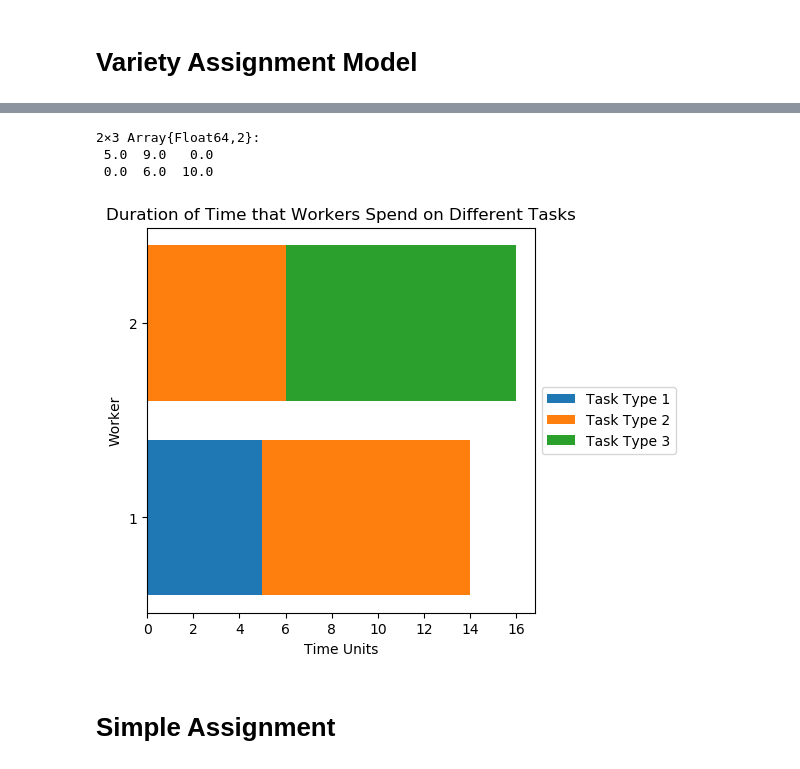
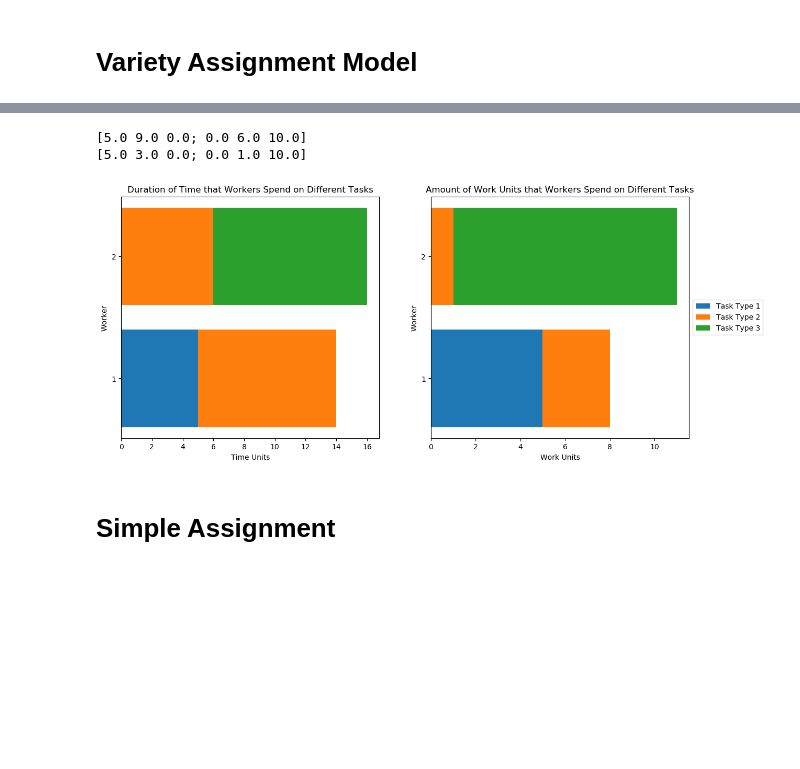
Before and after one commit to erinzm/ece524project, a Jupyter notebook: Bar graph visualization.ipynb, the cells around one changed output, grey strips where cells are left out. Drawn from its saved outputs; the diff is of its cells as text; code cells hidden in the pictures; blank space fills up the shorter version.

```diff
--- a/Bar graph visualization.ipynb
+++ b/Bar graph visualization.ipynb
@@ -172,26 +149,32 @@ Best objective 1.700000000000e+01, best bound 1.700000000000e+01, gap 0.0000%
 17.0
 # %%
 schedule = getvalue(z)
+start_time = getvalue(x)
 
 # task_dur is a matrix where the rows represent workers and columns represent the total time spent working
 # on a particular task type
 task_dur = zeros(size(W, 1), v)
 
+# task_amt is a matrix where the rows represent workers and columns represent task types. Each entry is
+# the total work completed for each task type by each worker.
+task_amt = zeros(size(W, 1), v)
+
 for i=1:w
     for j=1:v
         task_dur[i, j] = sum(schedule[:, j, i, :])
+        task_amt[i, j] = sum(start_time[:, j, i, :])
     end
 end
 
-task_dur
+println(task_dur)
+println(task_amt)
 # %% [output]
-2×3 Array{Float64,2}:
- 5.0  9.0   0.0
- 0.0  6.0  10.0
+[5.0 9.0 0.0; 0.0 6.0 10.0]
+[5.0 3.0 0.0; 0.0 1.0 10.0]
 # %%
-plot_task_dur(w, n, task_dur);
+plot_tasks(w, n, task_dur, task_amt);
 # %% [output]
-[figure, old version]
+[figure, new version]
 # %% [markdown]
 # Simple Assignment
 # %%
```
Also changed, not shown: parts of 12 cells of this notebook.
